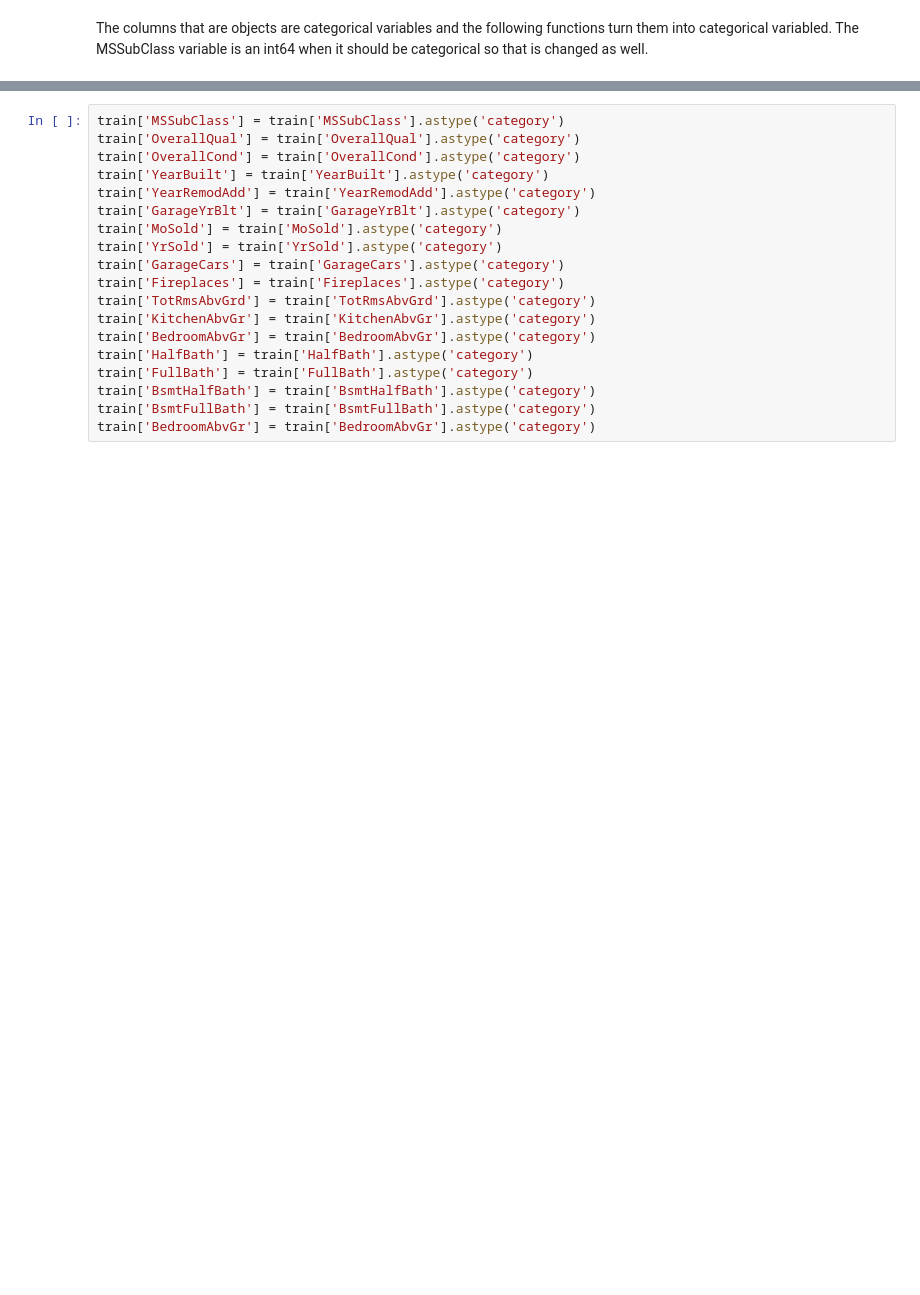
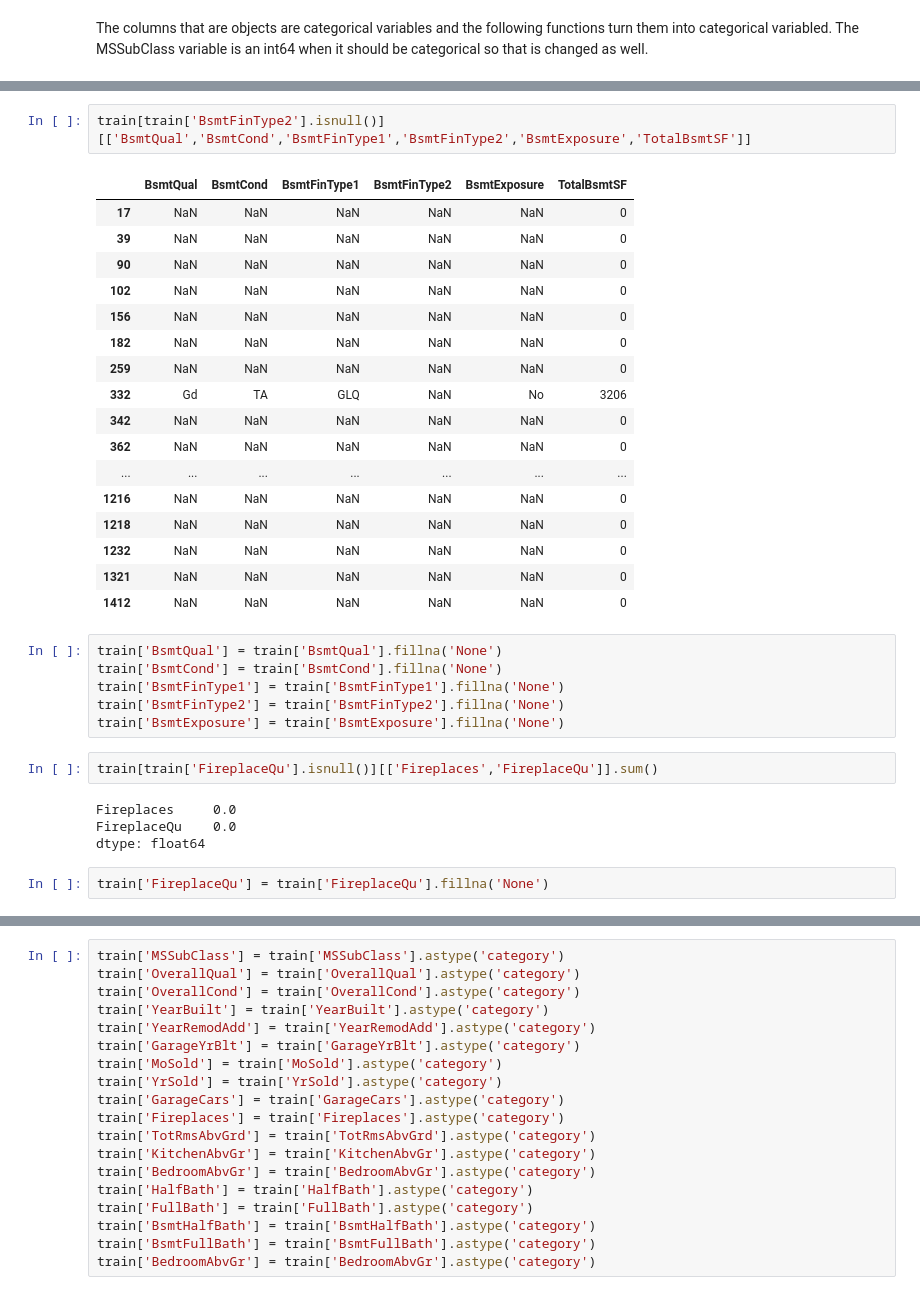
Before and after one commit to matthewcassi/kaggle_competitions, a Jupyter notebook: house_prices/initial_eda.ipynb, the cells around one changed output, grey strips where cells are left out. Drawn from its saved outputs; the diff is of its cells as text; blank space fills up the shorter version.

```diff
--- a/house_prices/initial_eda.ipynb
+++ b/house_prices/initial_eda.ipynb
@@ -45,0 +109,34 @@ The columns that are objects are categorical variables and the following functio
+# %%
+train[train['BsmtFinType2'].isnull()][['BsmtQual','BsmtCond','BsmtFinType1','BsmtFinType2','BsmtExposure','TotalBsmtSF']]
+# %% [output]
+|  | BsmtQual | BsmtCond | BsmtFinType1 | BsmtFinType2 | BsmtExposure | TotalBsmtSF |
+| 17 | NaN | NaN | NaN | NaN | NaN | 0 |
+| 39 | NaN | NaN | NaN | NaN | NaN | 0 |
+| 90 | NaN | NaN | NaN | NaN | NaN | 0 |
+| 102 | NaN | NaN | NaN | NaN | NaN | 0 |
+| 156 | NaN | NaN | NaN | NaN | NaN | 0 |
+| 182 | NaN | NaN | NaN | NaN | NaN | 0 |
+| 259 | NaN | NaN | NaN | NaN | NaN | 0 |
+| 332 | Gd | TA | GLQ | NaN | No | 3206 |
+| 342 | NaN | NaN | NaN | NaN | NaN | 0 |
+| 362 | NaN | NaN | NaN | NaN | NaN | 0 |
+| ... | ... | ... | ... | ... | ... | ... |
+| 1216 | NaN | NaN | NaN | NaN | NaN | 0 |
+| 1218 | NaN | NaN | NaN | NaN | NaN | 0 |
+| 1232 | NaN | NaN | NaN | NaN | NaN | 0 |
+| 1321 | NaN | NaN | NaN | NaN | NaN | 0 |
+| 1412 | NaN | NaN | NaN | NaN | NaN | 0 |
+# %%
+train['BsmtQual'] = train['BsmtQual'].fillna('None')
+train['BsmtCond'] = train['BsmtCond'].fillna('None')
+train['BsmtFinType1'] = train['BsmtFinType1'].fillna('None')
+train['BsmtFinType2'] = train['BsmtFinType2'].fillna('None')
+train['BsmtExposure'] = train['BsmtExposure'].fillna('None')
+# %%
+train[train['FireplaceQu'].isnull()][['Fireplaces','FireplaceQu']].sum()
+# %% [output]
+Fireplaces     0.0
+FireplaceQu    0.0
+dtype: float64
+# %%
+train['FireplaceQu'] = train['FireplaceQu'].fillna('None')
```
Also changed, not shown: parts of 60 cells of this notebook.
